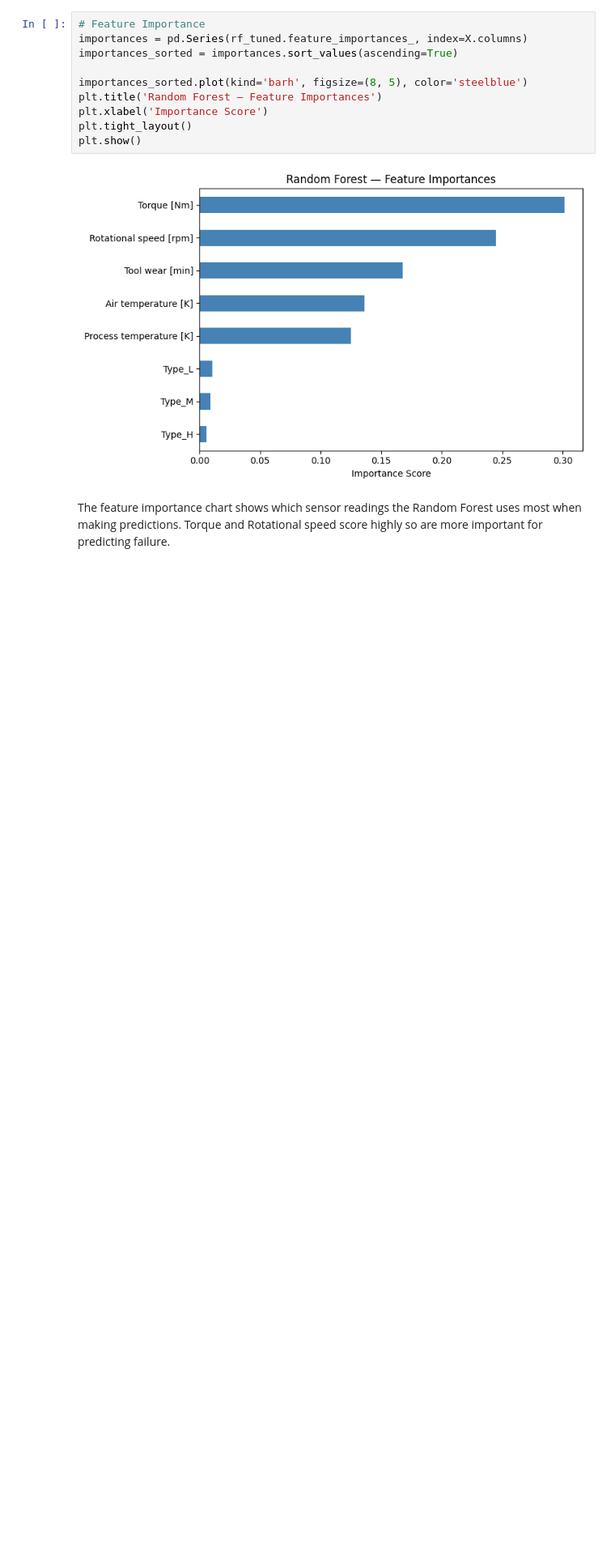
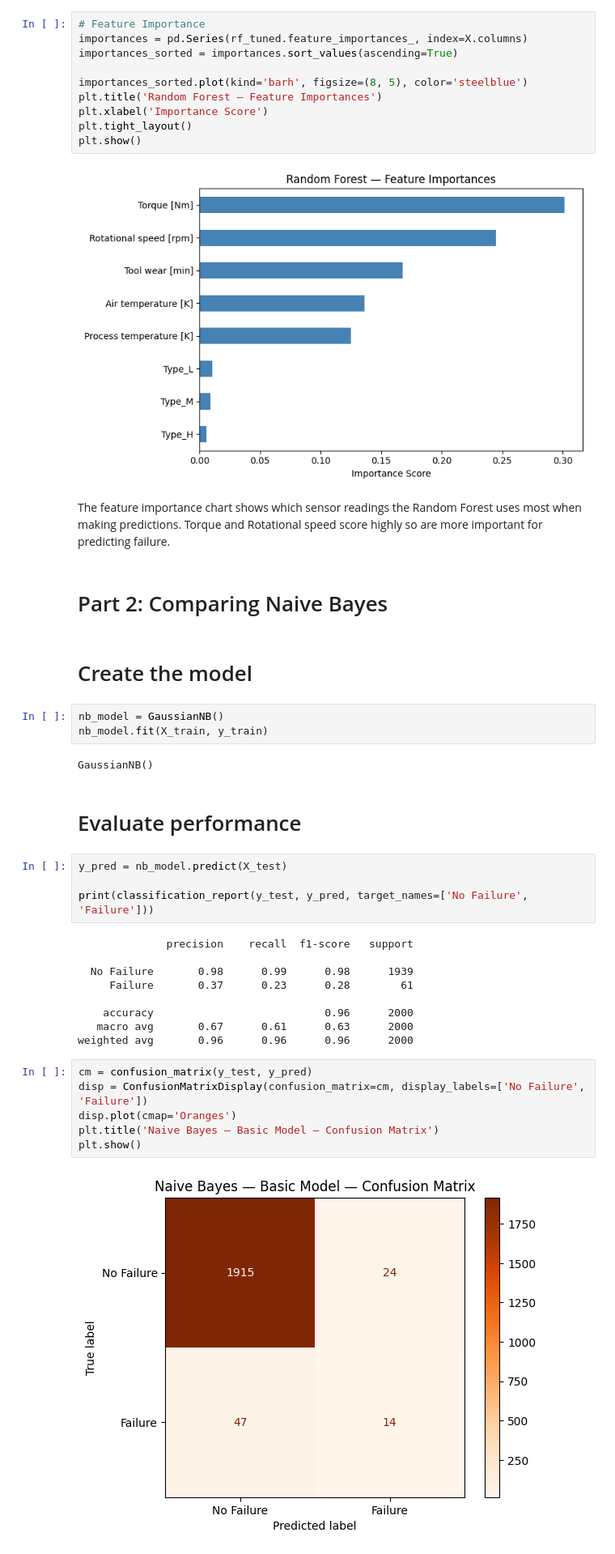
Before and after one commit to sba25046/ml-test, a Jupyter notebook: machine_failure_random_forest_code.ipynb, the cells around one changed output. Shown at 81% size. Cells and saved outputs as stored; diff of their text form; blank space fills up the shorter version.

Commit message:
Comparing Naive Bayes: load in libraries, look at model performance, create confusion matrix

```diff
--- a/machine_failure_random_forest_code.ipynb
+++ b/machine_failure_random_forest_code.ipynb
@@ -228,3 +236,35 @@ plt.show()
 [figure]
 # %% [markdown]
 The feature importance chart shows which sensor readings the Random Forest uses most when making predictions. Torque and Rotational speed score highly so are more important for predicting failure.
+# %% [markdown]
+# Part 2: Comparing Naive Bayes
+# %% [markdown]
+# Create the model
+# %%
+nb_model = GaussianNB()
+nb_model.fit(X_train, y_train)
+# %% [output]
+GaussianNB()
+# %% [markdown]
+# Evaluate performance
+# %%
+y_pred = nb_model.predict(X_test)
+
+print(classification_report(y_test, y_pred, target_names=['No Failure', 'Failure']))
+# %% [output]
+              precision    recall  f1-score   support
+
+  No Failure       0.98      0.99      0.98      1939
+     Failure       0.37      0.23      0.28        61
+
+    accuracy                           0.96      2000
+   macro avg       0.67      0.61      0.63      2000
+weighted avg       0.96      0.96      0.96      2000
+# %%
+cm = confusion_matrix(y_test, y_pred)
+disp = ConfusionMatrixDisplay(confusion_matrix=cm, display_labels=['No Failure', 'Failure'])
+disp.plot(cmap='Oranges')
+plt.title('Naive Bayes — Basic Model — Confusion Matrix')
+plt.show()
+# %% [output]
+[figure, added]
```
Also changed, not shown: parts of 3 cells of this notebook.
